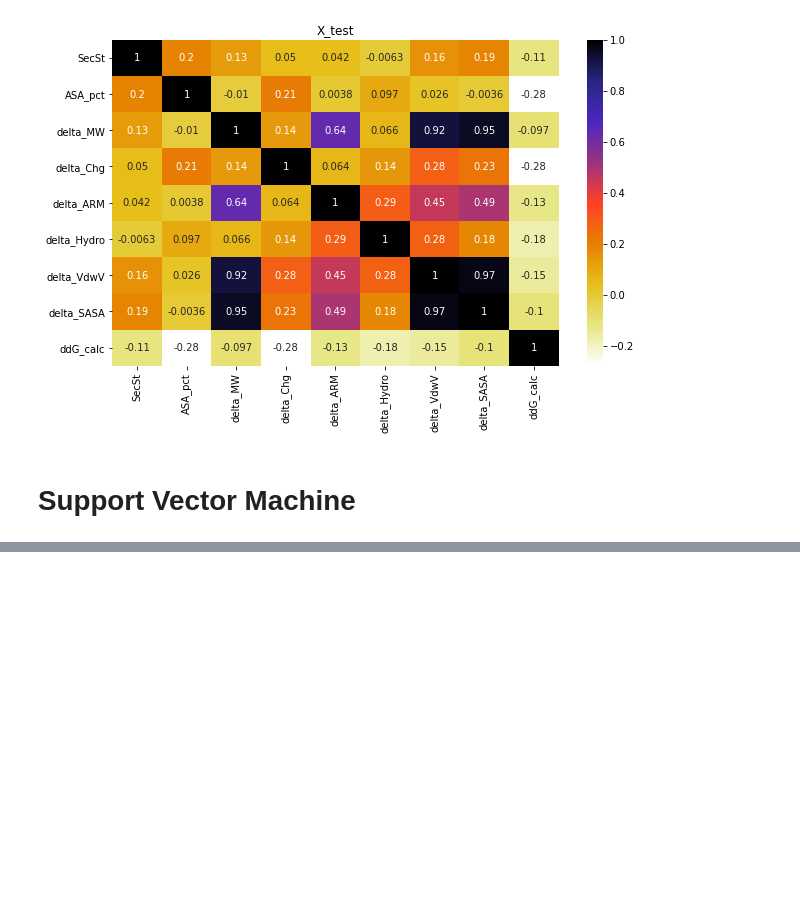
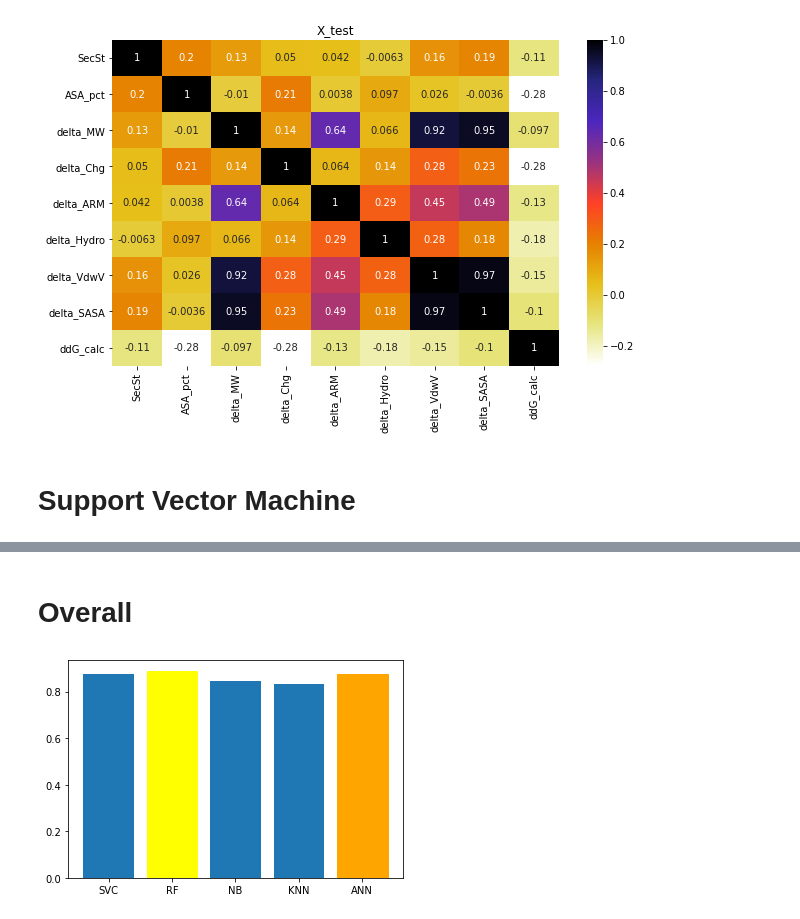
Before and after one commit to parthojit/bioinformatics, a Jupyter notebook: thermostability/notebook/1.1-ddG_binary.ipynb, the cells around one changed output, grey strips where cells are left out. Cells and saved outputs as stored; diff of their text form; code cells hidden in the pictures; blank space fills up the shorter version.

```diff
--- a/thermostability/notebook/1.1-ddG_binary.ipynb
+++ b/thermostability/notebook/1.1-ddG_binary.ipynb
@@ -83,0 +152,7 @@ weighted avg       0.91      0.93      0.92        95
+# %%
+from sklearn.neighbors import KNeighborsClassifier
+
+clf = KNeighborsClassifier()
+scores = cross_val_score(clf, X_train, y_train, cv=10, scoring="accuracy")
+print(np.mean(scores))
+cv_accuracy.append(np.mean(scores))
@@ -83,0 +161,7 @@ weighted avg       0.91      0.93      0.92        95
+# %%
+clf.fit(X_train, y_train)
+y_pred = clf.predict(X_test)
+print(classification_report(y_test, y_pred))
+print(accuracy_score(y_test,y_pred))
+test_accuracy.append(accuracy_score(y_test,y_pred))
+model.append("KNN")
@@ -83,0 +181,8 @@ weighted avg       0.91      0.93      0.92        95
+# %%
+from sklearn.neural_network import MLPClassifier
+clf = MLPClassifier(activation='relu',alpha=0.05,hidden_layer_sizes=(100,),learning_rate='constant',solver='sgd',max_iter=1000)
+clf.fit(X_train, y_train.values.ravel())
+
+scores = cross_val_score(clf, X_train, y_train, cv=10, scoring="accuracy")
+print(np.mean(scores))
+cv_accuracy.append(np.mean(scores))
@@ -83,0 +191,7 @@ weighted avg       0.91      0.93      0.92        95
+# %%
+clf.fit(X_train, y_train)
+y_pred = clf.predict(X_test)
+print(classification_report(y_test, y_pred))
+print(accuracy_score(y_test,y_pred))
+test_accuracy.append(accuracy_score(y_test,y_pred))
+model.append("ANN")
@@ -83,0 +209,8 @@ weighted avg       0.91      0.93      0.92        95
+# %% [markdown]
+# Overall
+# %%
+bar_list = plt.bar(model,cv_accuracy)
+bar_list[1].set_color('yellow')
+bar_list[4].set_color('orange')
+# %% [output]
+[figure, added]
```
Also changed, not shown: parts of 15 cells of this notebook, 1 other file.
